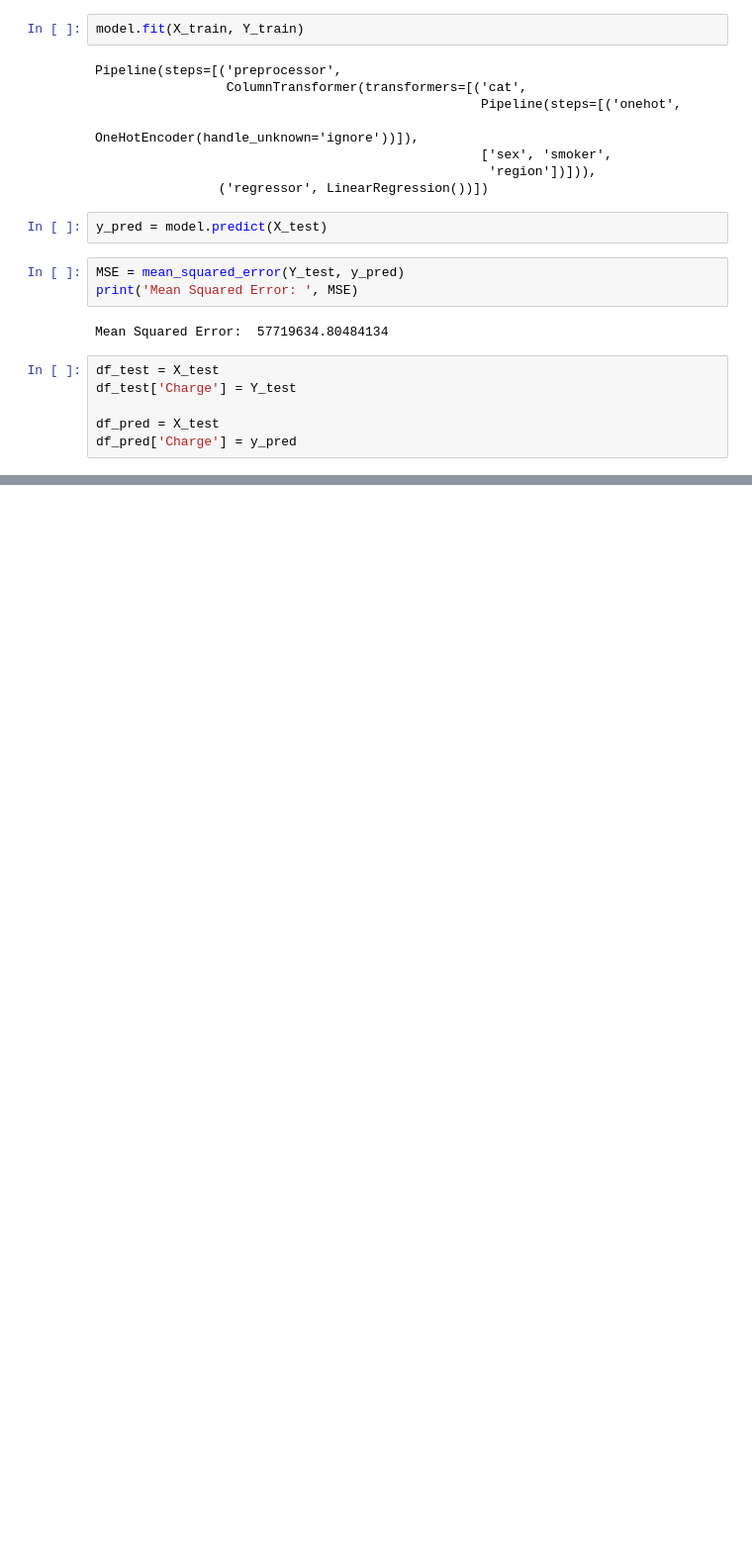
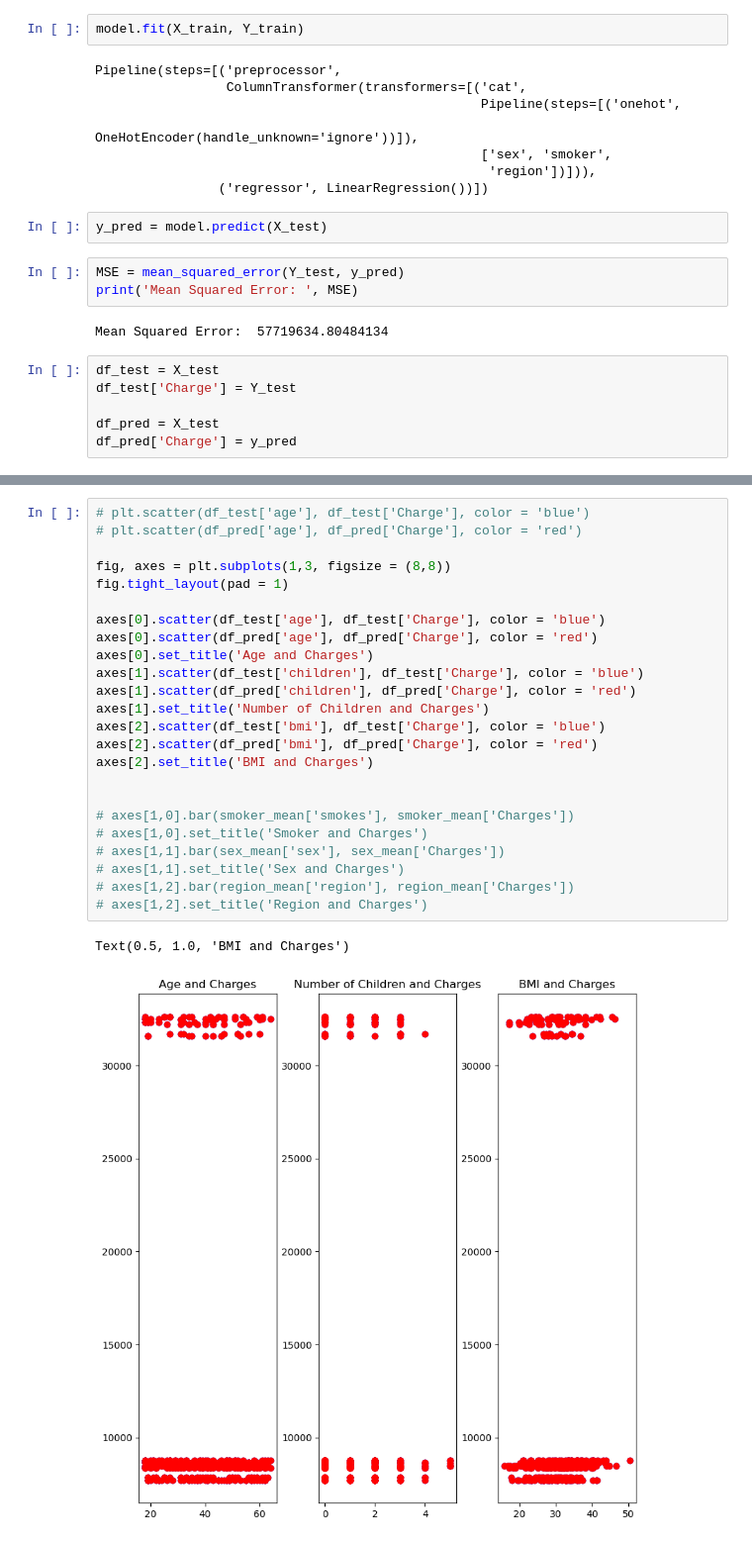
Before and after one commit to Richardhhhg/Practice, a Jupyter notebook: python-portfolio-project-starter-files/us-medical-insurance-costs.ipynb, the cells around one changed output, grey strips where cells are left out. Shown at 99% size. Cells and saved outputs as stored; diff of their text form; blank space fills up the shorter version.

```diff
--- a/python-portfolio-project-starter-files/us-medical-insurance-costs.ipynb
+++ b/python-portfolio-project-starter-files/us-medical-insurance-costs.ipynb
@@ -145,0 +149,27 @@ plt.scatter(df_pred['age'], df_pred['Charge'], color = 'red')
+# %%
+# plt.scatter(df_test['age'], df_test['Charge'], color = 'blue')
+# plt.scatter(df_pred['age'], df_pred['Charge'], color = 'red')
+
+fig, axes = plt.subplots(1,3, figsize = (8,8))
+fig.tight_layout(pad = 1)
+
+axes[0].scatter(df_test['age'], df_test['Charge'], color = 'blue')
+axes[0].scatter(df_pred['age'], df_pred['Charge'], color = 'red')
+axes[0].set_title('Age and Charges')
+axes[1].scatter(df_test['children'], df_test['Charge'], color = 'blue')
+axes[1].scatter(df_pred['children'], df_pred['Charge'], color = 'red')
+axes[1].set_title('Number of Children and Charges')
+axes[2].scatter(df_test['bmi'], df_test['Charge'], color = 'blue')
+axes[2].scatter(df_pred['bmi'], df_pred['Charge'], color = 'red')
+axes[2].set_title('BMI and Charges')
+
+
+# axes[1,0].bar(smoker_mean['smokes'], smoker_mean['Charges'])
+# axes[1,0].set_title('Smoker and Charges')
+# axes[1,1].bar(sex_mean['sex'], sex_mean['Charges'])
+# axes[1,1].set_title('Sex and Charges')
+# axes[1,2].bar(region_mean['region'], region_mean['Charges'])
+# axes[1,2].set_title('Region and Charges')
+# %% [output]
+Text(0.5, 1.0, 'BMI and Charges')
+[figure, added]
```
Also changed, not shown: parts of 2 cells of this notebook, 2 other files.
